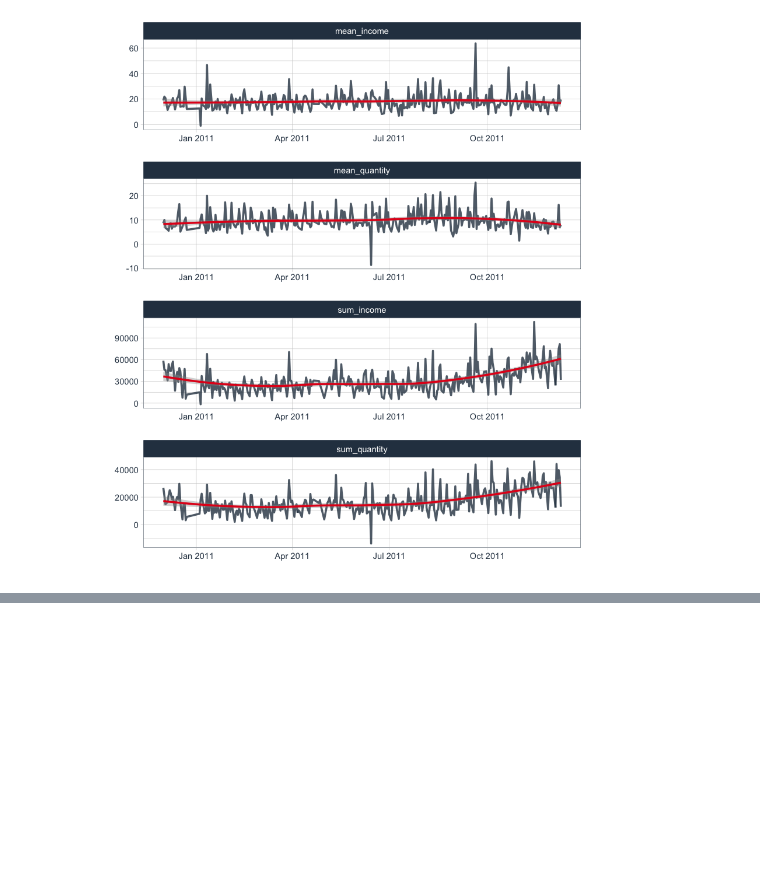
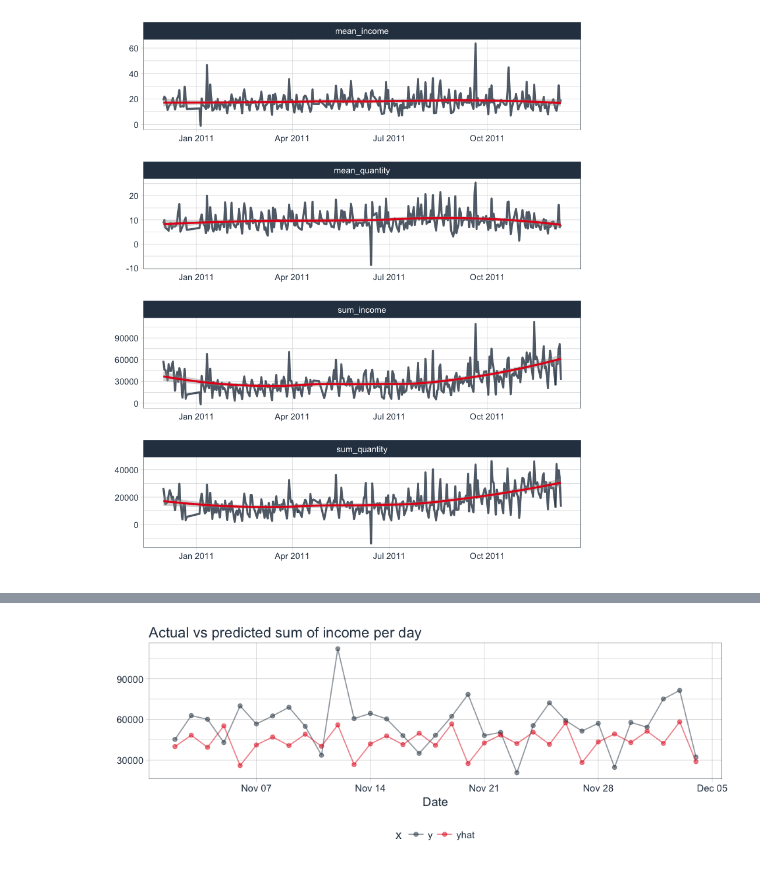
Before and after one commit to Data-Science-FMI/introduction-to-data-science-2017, a Jupyter notebook: labs/lab_3/online_retail.ipynb, the cells around one changed output, grey strips where cells are left out. Saved outputs shown, nothing was run; the diff lists cells and outputs as text; code cells hidden in the pictures; blank space fills up the shorter version.

```diff
--- a/labs/lab_3/online_retail.ipynb
+++ b/labs/lab_3/online_retail.ipynb
@@ -305,0 +392,11 @@ income %>%
+# %%
+pred %>%
+  gather(x, y, y, yhat) %>%
+  ggplot(aes(x = ds, y = y, color = x)) +
+    geom_point(alpha = 0.5) +
+    geom_line(alpha = 0.5) +
+    scale_color_manual(values = palette_light()) +
+    labs(title = "Actual vs predicted sum of income per day", y = "", x = "Date") +
+    theme_tq()
+# %% [output]
+[figure, added]
```
Also changed, not shown: parts of 18 cells of this notebook.
